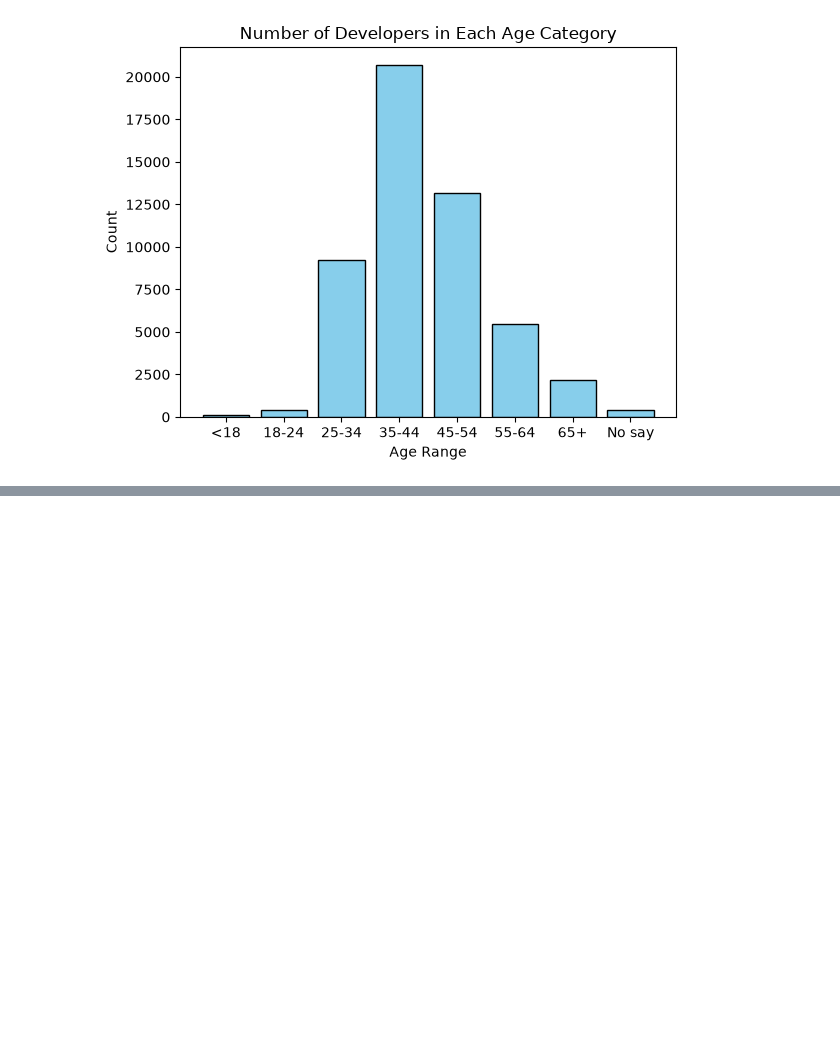
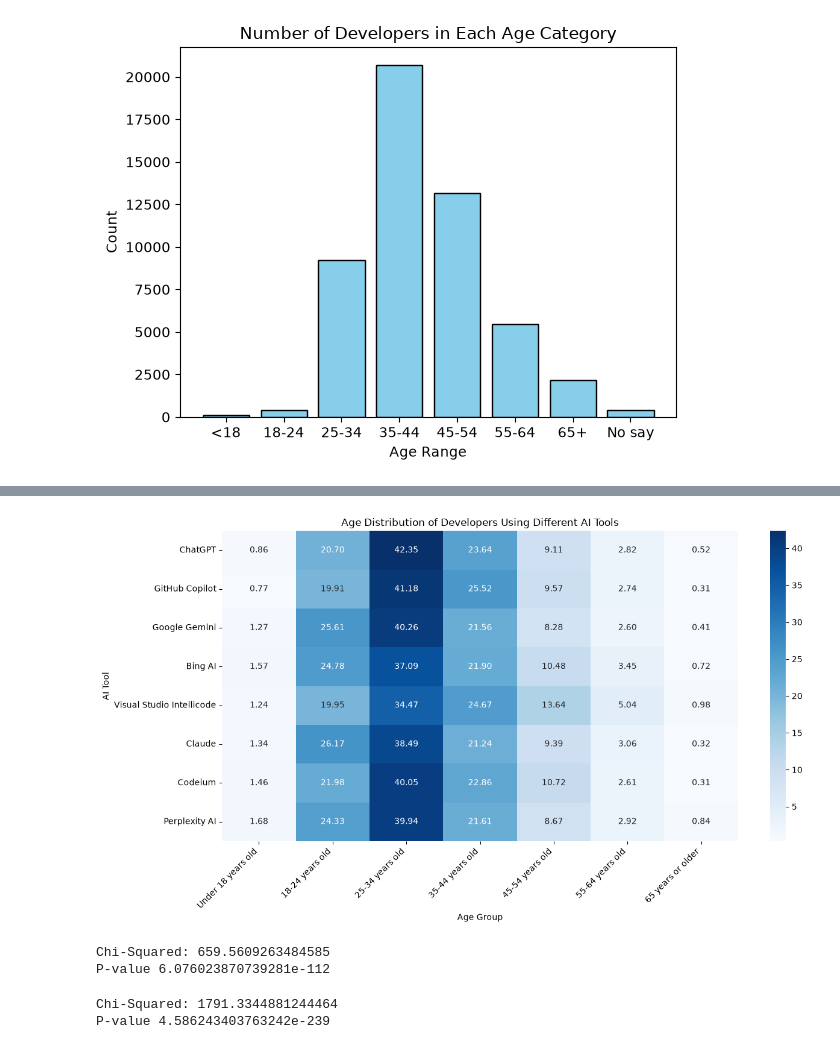
Before and after one commit to CodingExtraordinaire-7/Computer-Science-Survey, a Jupyter notebook: survey.ipynb, the cells around one changed output, grey strips where cells are left out. Saved outputs shown, nothing was run; the diff lists cells and outputs as text; code cells hidden in the pictures; blank space fills up the shorter version.

Commit message:
made a heat map, and did 3/4 hypothesis tests

```diff
--- a/survey.ipynb
+++ b/survey.ipynb
@@ -228,0 +292,11 @@ ValueError: cannot reindex on an axis with duplicate labels
+# %%
+age_order = ['Under 18 years old', '18-24 years old', '25-34 years old', '35-44 years old', '45-54 years old',
+                 '55-64 years old', '65 years or older']
+
+age_percent = age_percent.reindex(index = top_tools, columns = age_order, fill_value = 0)
+#index = top_tools orders tools from most commmon to least common
+#columns = age order orders ages from youngest to olders
+#fill values = 0  fills any missing info with 0, unnecesarry, but just leaving it there
+# %%
+age_percent = age_percent.round(2)
+#rounds to 2 decimals
@@ -228,0 +316,69 @@ ValueError: cannot reindex on an axis with duplicate labels
+# %%
+plt.figure(figsize = (13, 7))
+
+sns.heatmap(age_percent, annot = True, fmt = ".2f", cmap = "Blues")
+
+plt.title("Age Distribution of Developers Using Different AI Tools")
+plt.xlabel("Age Group")
+plt.ylabel("AI Tool")
+plt.xticks(rotation = 45, ha = "right")
+
+plt.tight_layout()
+plt.show()
+
+#annot = True --> displayed the percentange inside eacch cell
+#fmt = ".2f" ---> displays two decimal places
+#cmap = "Blues" ---> theme
+#darker cells, larger percentages
+# %% [output]
+[figure, added]
+# %%
+#Chi-squared test: Age Range to AI Tool
+
+#Create the crosstab with raw counts (no normalize='index', no percentage)
+new_crosstab = pd.crosstab(ai_age_top["AITool"], ai_age_top["Age"])
+
+result = stats.chi2_contingency(new_crosstab)
+
+chi2_stat = result.statistic
+p_val = result.pvalue
+
+print("Chi-Squared:", chi2_stat)
+print("P-value", p_val)
+
+#Result: < than 0.05
+#DAta is significant, it's very unlikely we got this just by chance
+#It's likely that age influences AI choice, strong
+# %% [output]
+Chi-Squared: 659.5609263484585
+P-value 6.076023870739281e-112
+# %%
+#Chi-squared test: Education Level to AI Tool
+role_tool = survey_df.copy() #copy of the main dataframe
+role_tool = role_tool.dropna(subset=['DevType']) #drops all 'other' specified roles
+
+role_tool["AITool"] = (role_tool["AISearchDevHaveWorkedWith"].str.split(";")) #removes ";"
+role_tool = role_tool.explode("AITool").reset_index(drop=True) #sets the Ai Tools to be individual again, new rows
+
+role_tool["AITool"] = role_tool['AITool'].str.strip() #clears any unnecessary stuff
+top_tools2 = (role_tool["AITool"].value_counts().head(8).index) #only includes the top 8 AI tools
+role_tool_top_tools = role_tool[role_tool["AITool"].isin(top_tools2)]
+
+
+#Makes the crosstable
+role_tool_table = pd.crosstab(role_tool_top_tools["AITool"], role_tool["DevType"])
+
+result3 = stats.chi2_contingency(role_tool_table)
+
+chi3_stat3 = result3.statistic
+p_val3 = result3.pvalue
+
+print("Chi-Squared:", chi3_stat3)
+print("P-value", p_val3)
+
+#Result: < than 0.05
+#Data is significant, it's very unlikely we got this just by chance
+#It's likely that education level influences AI tool use, not as much as age though
+# %% [output]
+Chi-Squared: 1791.3344881244464
+P-value 4.586243403763242e-239
```
Also changed, not shown: parts of 11 cells of this notebook.
